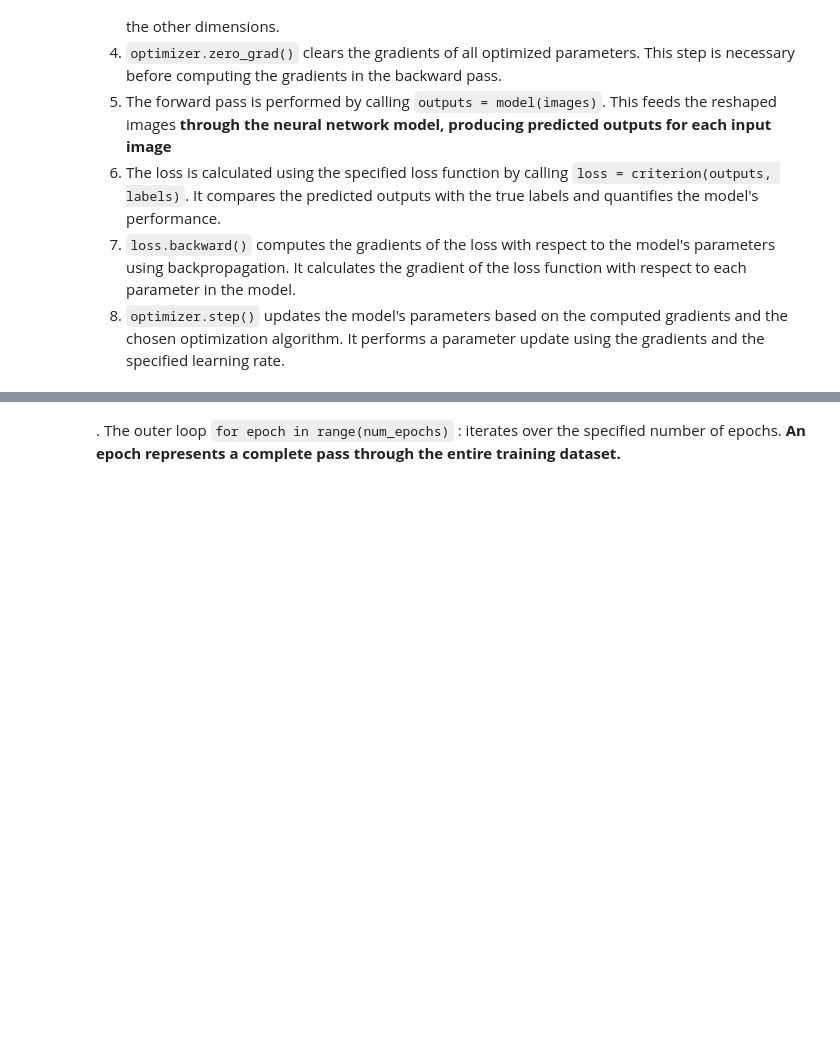
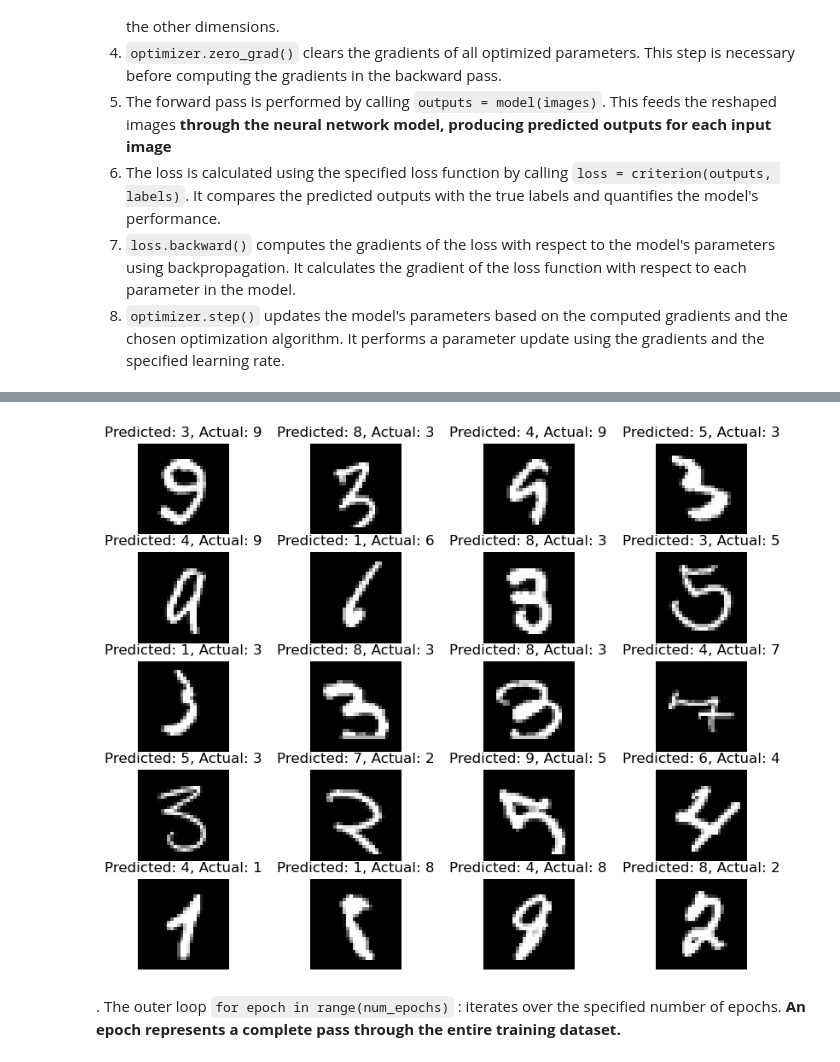
Before and after one commit to tamaricoh/ADL_second_project, a Jupyter notebook: ex3.ipynb, the cells around one changed output, grey strips where cells are left out. Drawn from its saved outputs; the diff is of its cells as text; code cells hidden in the pictures; blank space fills up the shorter version.

```diff
--- a/ex3.ipynb
+++ b/ex3.ipynb
@@ -202,2 +221,14 @@ plt.show()
+# %%
+# attach to your report a plot of some of the misclassified images
+misclassified = misclassified_images
+fig, axes = plt.subplots(nrows=5, ncols=4, figsize=(10, 8))
+for ax, (img, pred, actual) in zip(axes.flat, misclassified[:20]):
+    img = img.cpu().numpy().reshape(28, 28)
+    ax.imshow(img, cmap='gray')
+    ax.set_title(f'Predicted: {pred}, Actual: {actual}')
+    ax.axis('off')
+plt.show()
+# %% [output]
+[figure, added]
 # %% [markdown]
 . The outer loop `for epoch in range(num_epochs)` : iterates over the specified number of epochs. **An epoch represents a complete pass through the entire training dataset.**
```
Also changed, not shown: parts of 5 cells of this notebook.
